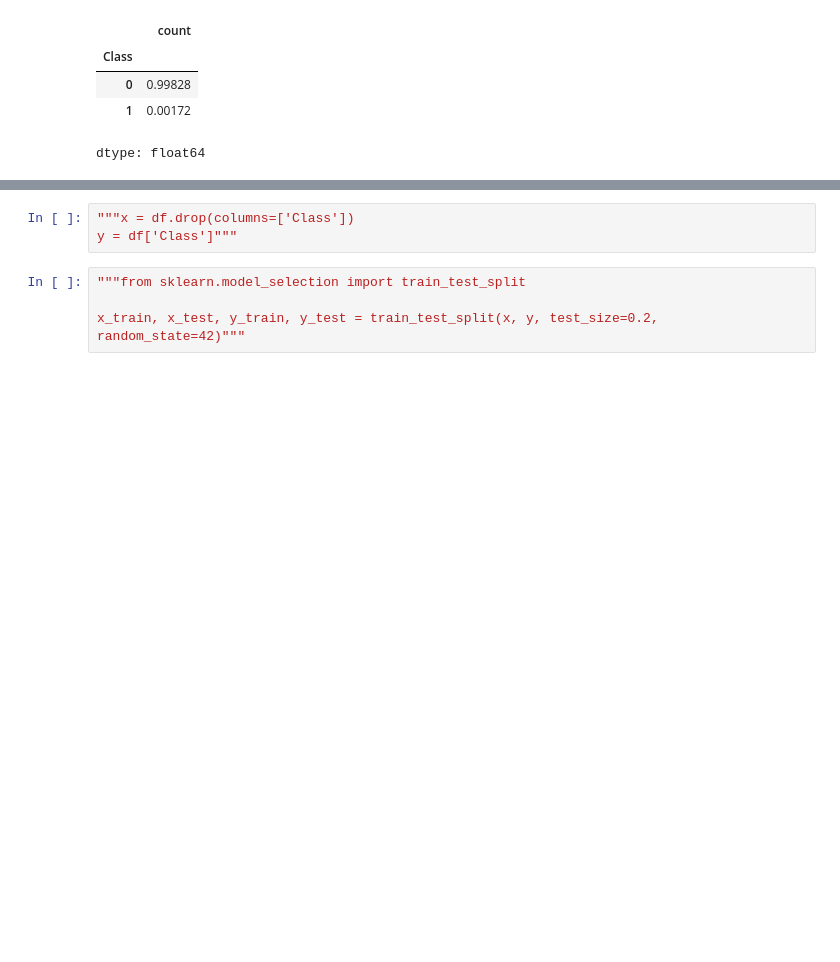
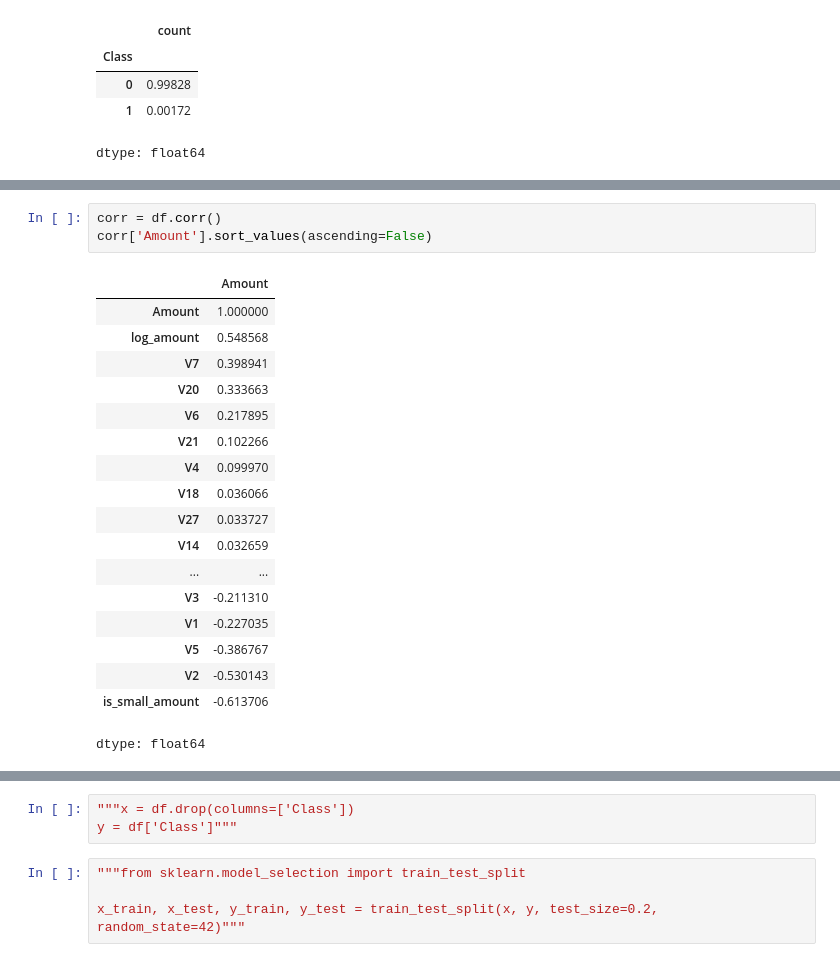
Before and after one commit to melika-bol/credit-card-fraud-detection, a Jupyter notebook: credit_card_fraud_detection_MODELING.ipynb, the cells around one changed output, grey strips where cells are left out. Cells and saved outputs as stored; diff of their text form; blank space fills up the shorter version.

```diff
--- a/credit_card_fraud_detection_MODELING.ipynb
+++ b/credit_card_fraud_detection_MODELING.ipynb
@@ -70,0 +78,22 @@ dtype: float64
+# %%
+corr = df.corr()
+corr['Amount'].sort_values(ascending=False)
+# %% [output]
+|  | Amount |
+| Amount | 1.000000 |
+| log_amount | 0.548568 |
+| V7 | 0.398941 |
+| V20 | 0.333663 |
+| V6 | 0.217895 |
+| V21 | 0.102266 |
+| V4 | 0.099970 |
+| V18 | 0.036066 |
+| V27 | 0.033727 |
+| V14 | 0.032659 |
+| ... | ... |
+| V3 | -0.211310 |
+| V1 | -0.227035 |
+| V5 | -0.386767 |
+| V2 | -0.530143 |
+| is_small_amount | -0.613706 |
+dtype: float64
```
Also changed, not shown: parts of 3 cells of this notebook.
